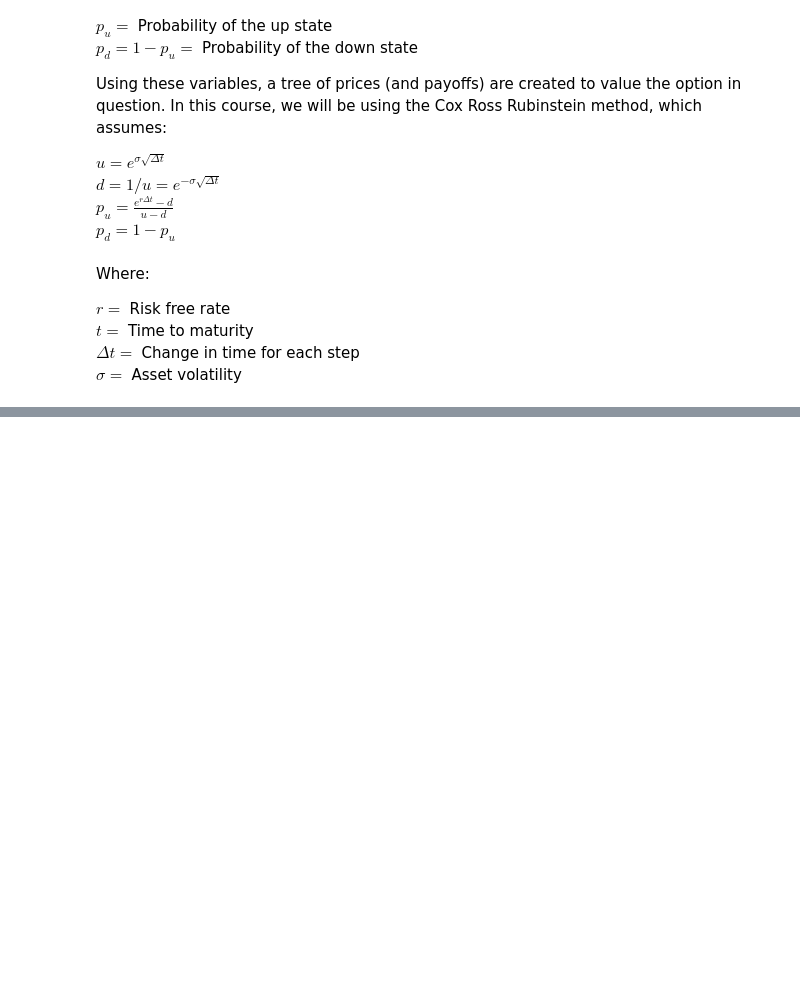
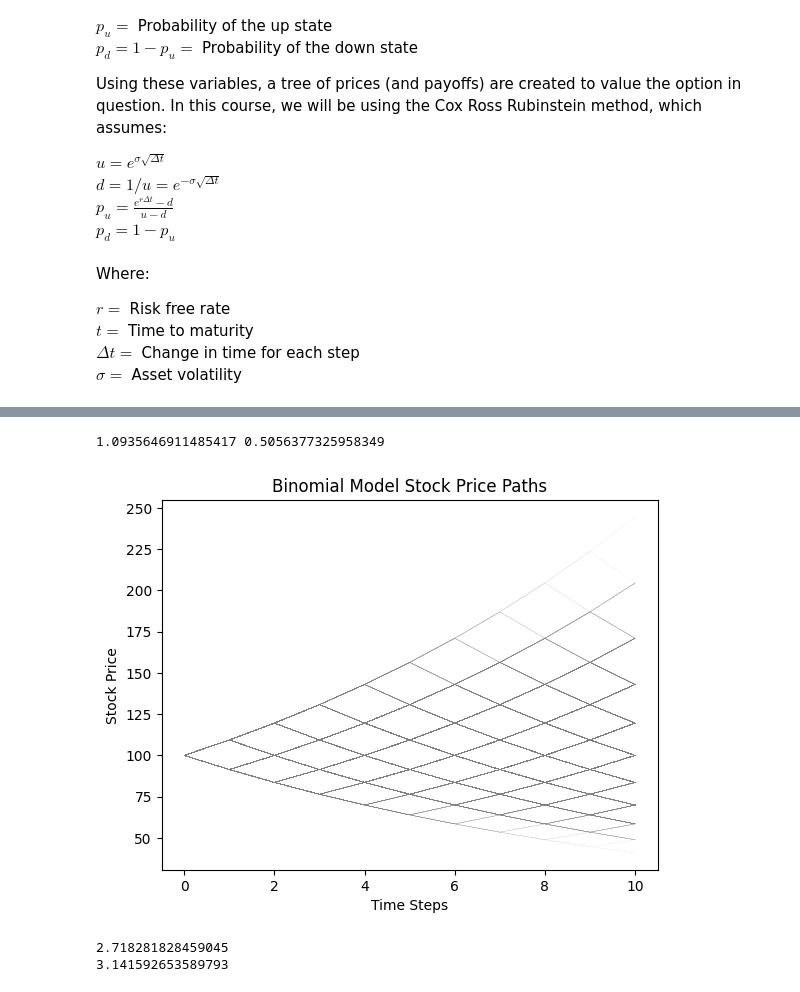
Before and after one commit to lachwhite9/FORK_Demo, a Jupyter notebook: 1_binomial_model.ipynb, the cells around one changed output, grey strips where cells are left out. Saved outputs shown, nothing was run; the diff lists cells and outputs as text; code cells hidden in the pictures; blank space fills up the shorter version.

Commit message:
progress on binomial staging

```diff
--- a/1_binomial_model.ipynb
+++ b/1_binomial_model.ipynb
@@ -89,0 +27,42 @@ print(stock_paths)
+# %%
+# Create paths for the binomial model and show them on a chart
+
+# Constants
+YEARS = 2
+TIME_STEP_FRACTION = 1 / 5  # number of time steps per year
+SIGMA = 0.2  # volatility of the asset
+STARTING_PRICE = 100
+RISK_FREE_RATE = 0.025
+
+time_steps = int(YEARS / TIME_STEP_FRACTION)
+up_move = np.exp(SIGMA*np.sqrt(TIME_STEP_FRACTION))
+down_move = 1/up_move
+probability_up = (np.exp(RISK_FREE_RATE*TIME_STEP_FRACTION)-down_move)/(up_move-down_move)
+print(up_move, probability_up)
+disc = np.exp(RISK_FREE_RATE*YEARS)
+
+paths_so_far = np.array([[STARTING_PRICE]])
+
+def add_timestep(paths_so_far):
+    new_paths = []
+    for path in paths_so_far:
+        new_paths.append(np.append(path, path[-1] * up_move))
+        new_paths.append(np.append(path, path[-1] * down_move))
+    return np.array(new_paths)
+
+new_paths = add_timestep(paths_so_far)
+
+for i in range(time_steps - 1):
+    new_paths = add_timestep(new_paths)
+
+# create a line chart of the new_paths
+for path in new_paths:
+    plt.plot(path, color='grey', linewidth=0.05)
+
+plt.xlabel('Time Steps')
+plt.ylabel('Stock Price')
+plt.title('Binomial Model Stock Price Paths')
+plt.show()
+# %% [output]
+1.0935646911485417 0.5056377325958349
+[figure, added]
@@ -89,0 +75,6 @@ print(stock_paths)
+# %%
+print (np.exp(1))
+print (np.pi)
+# %% [output]
+2.718281828459045
+3.141592653589793
```
Also changed, not shown: parts of 3 cells of this notebook, 1 other file.
